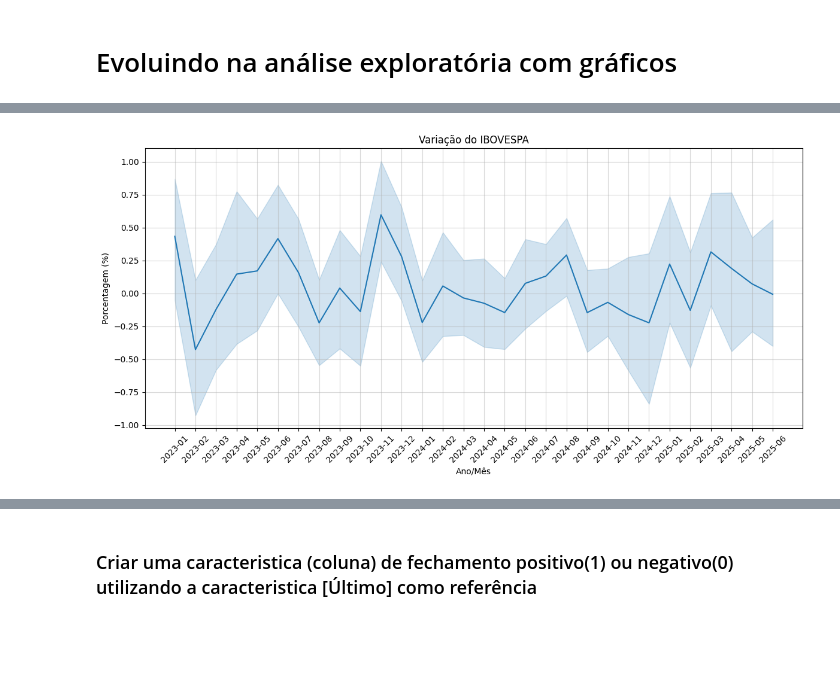
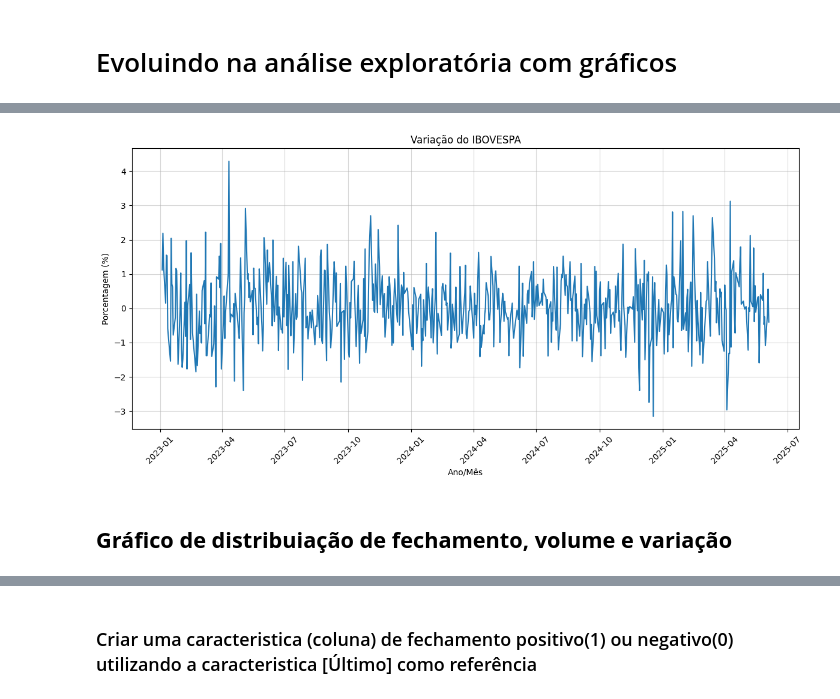
Before and after one commit to JacksonvBarbosa/Analise_Indice_Ibovespa, a Jupyter notebook: Codigo/DadosIbovespa.ipynb, the cells around one changed output, grey strips where cells are left out. Drawn from its saved outputs; the diff is of its cells as text; code cells hidden in the pictures; blank space fills up the shorter version.

```diff
--- a/Codigo/DadosIbovespa.ipynb
+++ b/Codigo/DadosIbovespa.ipynb
@@ -122,6 +130,11 @@ dtype: int64
 # %%
 # Formatando caracteristica Data e Convertendo em datetime
 #df_ibov_copia['Data'] = pd.to_datetime(df_ibov_copia['Data'], format = '%d.%m.%Y').dt.strftime('%d/%m/%Y')
-df_ibov_copia['Data'] = pd.to_datetime(df_ibov_copia['Data'], format='%d.%m.%Y')
+#df_ibov_copia['Data'] = pd.to_datetime(df_ibov_copia['Data'], format='%d.%m.%Y')
+
+# Criando index tipo Dateindex
+dateparse = lambda dates: datetime.strptime(dates, '%d.%m.%Y')
+df_ibov_copia = pd.read_csv(url, parse_dates = ['Data'], index_col= 'Data', date_parser=dateparse)
+
 df_ibov_copia
 # %% [output]
@@ -165,7 +178,7 @@ def converter_volume(vol):
     if vol.endswith('B'):
         return float(vol[:-1]) * 1e9
     elif vol.endswith('M'):
-        return float(vol[:-1]) * 1e6
+        return float(vol[:-1]) * 1e9
     elif vol.endswith('K'):
         return float(vol[:-1]) * 1e3
     else:
@@ -258,3 +273,0 @@ Text(0, 0.5, 'Valor em Porcentagem')
-# %%
-df_ibov_copia['Mes_Ano'] = df_ibov_copia['Data'].dt.to_period('M').astype(str)
-df_ibov_copia.sort_values('Mes_Ano')
@@ -335,14 +304,16 @@ plt.show()
 # %%
 # Observando Variação do IBOVESPA.
 
 plt.figure(figsize=(12,6))
-sns.lineplot(data=df_ibov_copia.sort_values('Mes_Ano'), x='Mes_Ano', y='Var%', markers='o')
+sns.lineplot(data=df_ibov_copia, x=df_ibov_copia.index, y='Var%')
 plt.title('Variação do IBOVESPA')
 plt.xlabel('Ano/Mês')
 plt.ylabel('Porcentagem (%)')
 plt.xticks(rotation=45)
 plt.grid(alpha=0.5)
 plt.tight_layout()
 plt.show()
 # %% [output]
-[figure, old version]
+[figure, new version]
+# %% [markdown]
+## **Gráfico de distribuiação de fechamento, volume e variação**
```
Also changed, not shown: parts of 34 cells of this notebook.
